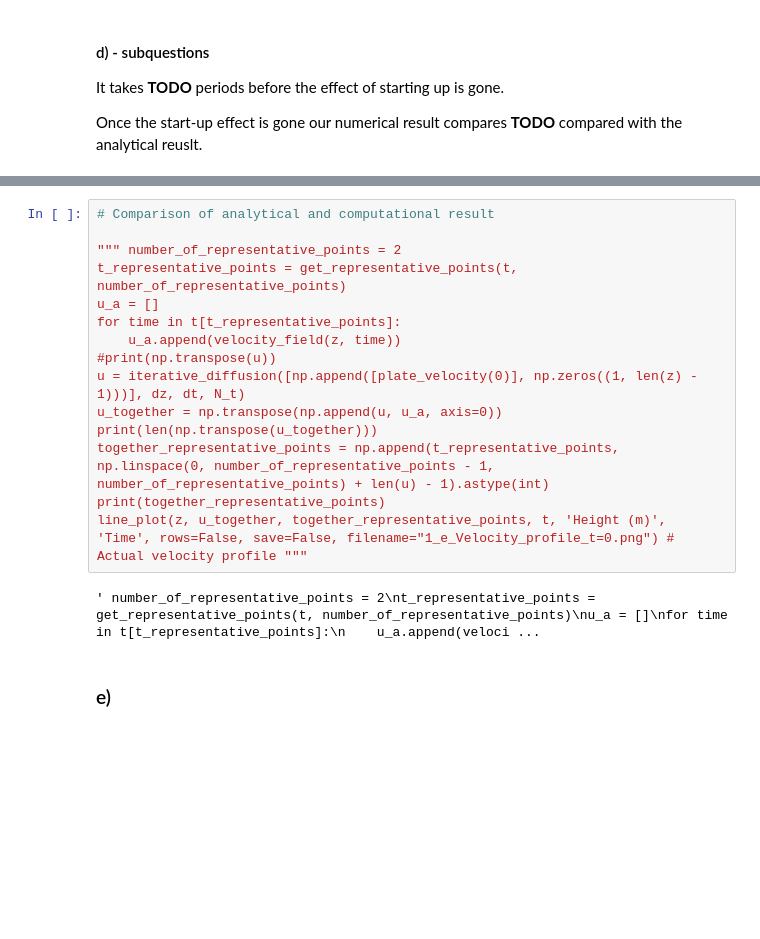
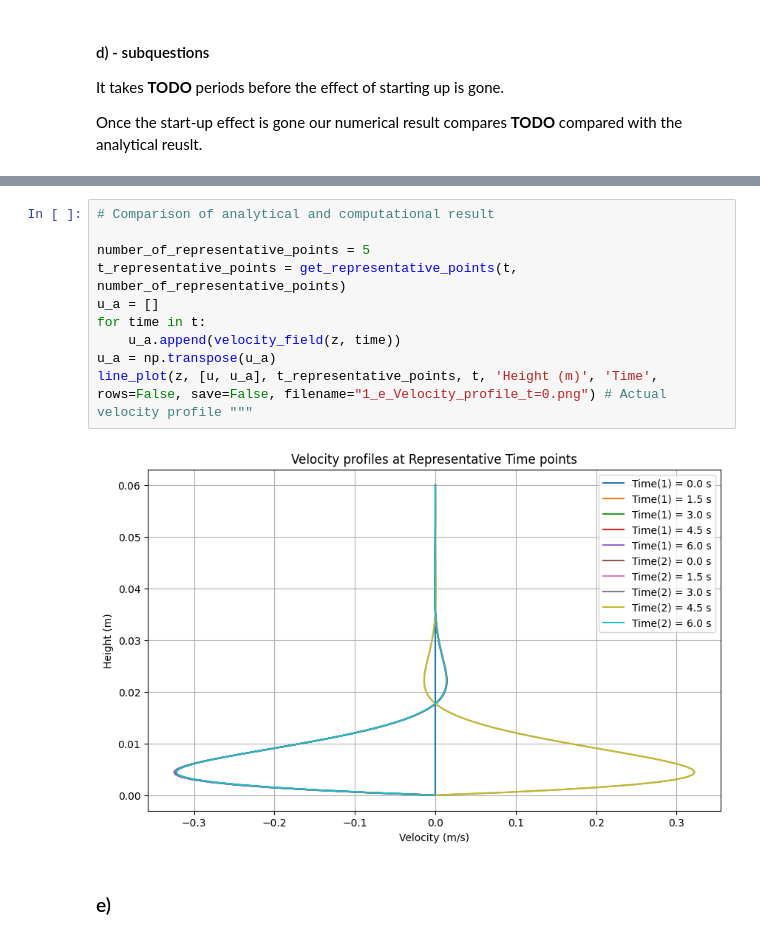
Before and after one commit to HiperLoop/Fluid-dynamics, a Jupyter notebook: Project 2/src/Project2_Group8_computationalpart.ipynb, the cells around one changed output, grey strips where cells are left out. Drawn from its saved outputs; the diff is of its cells as text; blank space fills up the shorter version.

```diff
--- a/Project 2/src/Project2_Group8_computationalpart.ipynb
+++ b/Project 2/src/Project2_Group8_computationalpart.ipynb
@@ -215,20 +226,15 @@ Once the start-up effect is gone our numerical result compares __TODO__ compared
 # %%
 # Comparison of analytical and computational result
 
-""" number_of_representative_points = 2
+number_of_representative_points = 5
 t_representative_points = get_representative_points(t, number_of_representative_points)
 u_a = []
-for time in t[t_representative_points]:
+for time in t:
     u_a.append(velocity_field(z, time))
-#print(np.transpose(u))
-u = iterative_diffusion([np.append([plate_velocity(0)], np.zeros((1, len(z) - 1)))], dz, dt, N_t)
-u_together = np.transpose(np.append(u, u_a, axis=0))
-print(len(np.transpose(u_together)))
-together_representative_points = np.append(t_representative_points, np.linspace(0, number_of_representative_points - 1, number_of_representative_points) + len(u) - 1).astype(int)
-print(together_representative_points)
-line_plot(z, u_together, together_representative_points, t, 'Height (m)', 'Time', rows=False, save=False, filename="1_e_Velocity_profile_t=0.png") # Actual velocity profile """
+u_a = np.transpose(u_a)
+line_plot(z, [u, u_a], t_representative_points, t, 'Height (m)', 'Time', rows=False, save=False, filename="1_e_Velocity_profile_t=0.png") # Actual velocity profile """
 # %% [output]
-' number_of_representative_points = 2\nt_representative_points = get_representative_points(t, number_of_representative_points)\nu_a = []\nfor time in t[t_representative_points]:\n    u_a.append(veloci ...
+[figure, added]
 # %% [markdown]
 ### e)
 # %%
```
Also changed, not shown: parts of 7 cells of this notebook.
